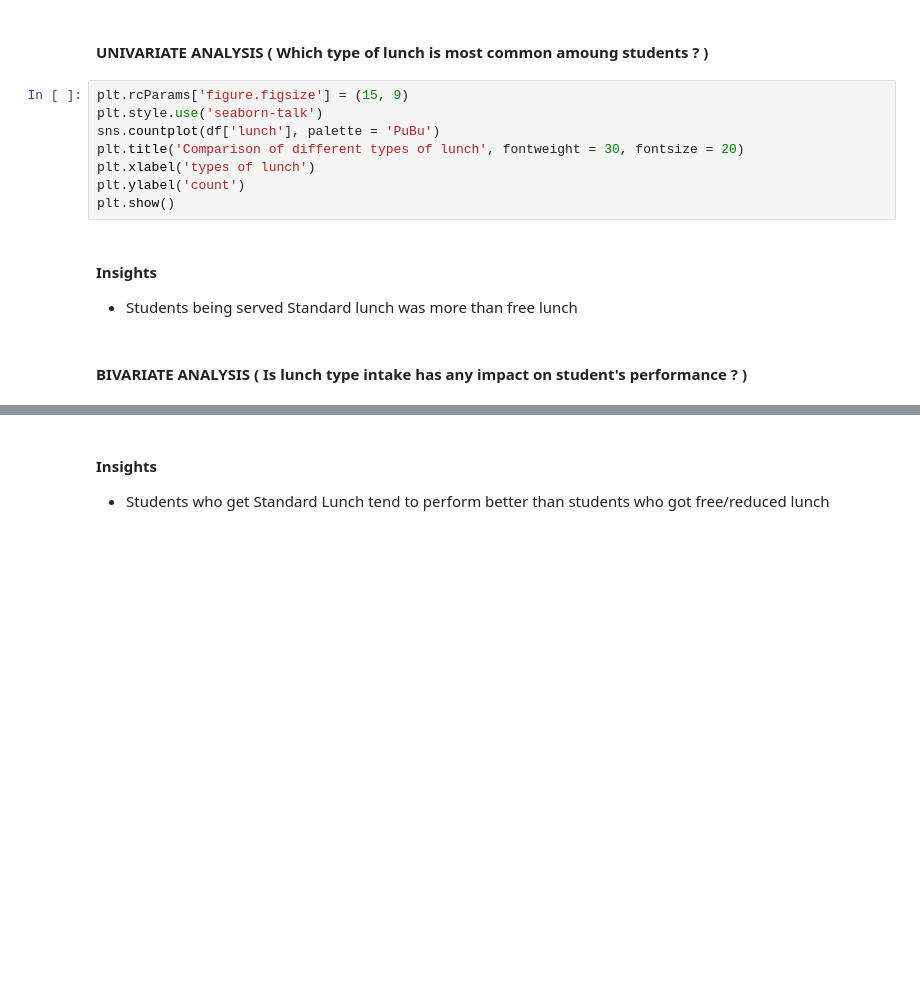
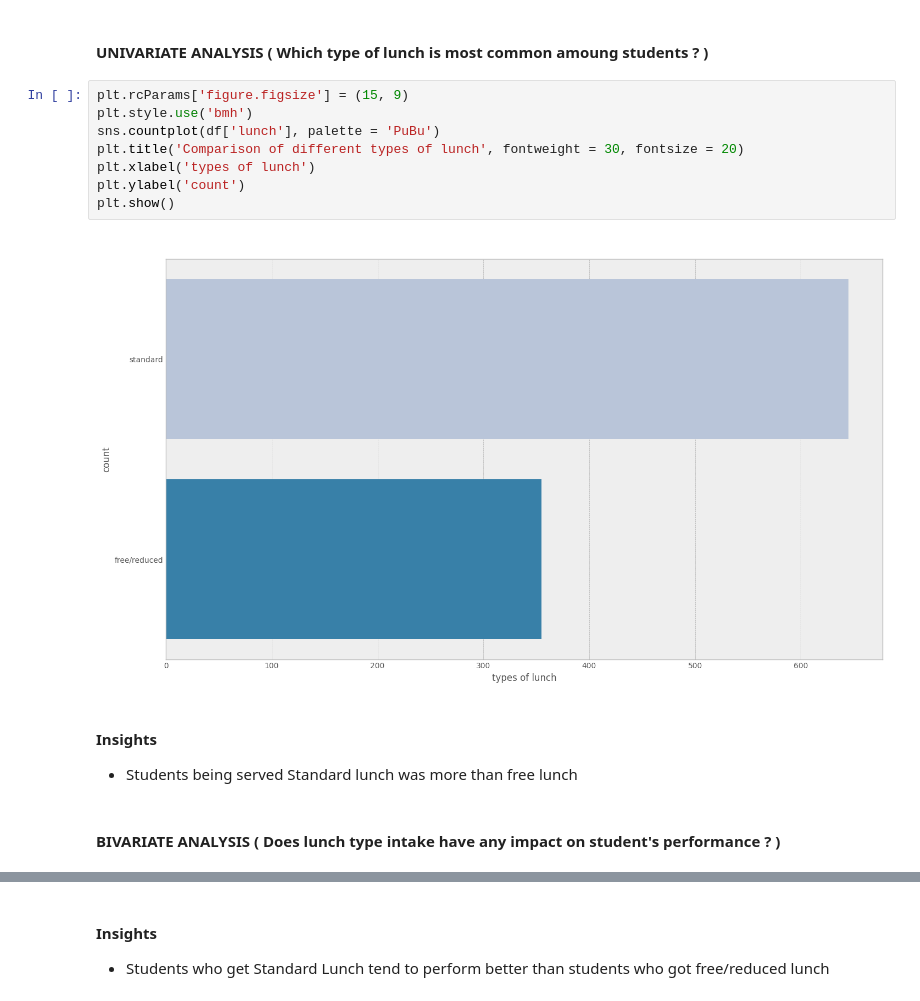
Before and after one commit to adnanbhanji/End-to-End-ML-Project, a Jupyter notebook: notebook/1 . EDA STUDENT PERFORMANCE .ipynb, the cells around one changed output, grey strips where cells are left out. Cells and saved outputs as stored; diff of their text form; blank space fills up the shorter version.

```diff
--- a/notebook/1 . EDA STUDENT PERFORMANCE .ipynb
+++ b/notebook/1 . EDA STUDENT PERFORMANCE .ipynb
@@ -558,16 +569,18 @@ plt.show()
 #### UNIVARIATE ANALYSIS ( Which type of lunch is most common amoung students ? )
 # %%
 plt.rcParams['figure.figsize'] = (15, 9)
-plt.style.use('seaborn-talk')
+plt.style.use('bmh')
 sns.countplot(df['lunch'], palette = 'PuBu')
 plt.title('Comparison of different types of lunch', fontweight = 30, fontsize = 20)
 plt.xlabel('types of lunch')
 plt.ylabel('count')
 plt.show()
+# %% [output]
+[figure, added]
 # %% [markdown]
 #### Insights
 - Students being served Standard lunch was more than free lunch
 # %% [markdown]
-#### BIVARIATE ANALYSIS (  Is lunch type intake has any impact on student's performance ? )
+#### BIVARIATE ANALYSIS ( Does lunch type intake have any impact on student's performance ? )
 # %%
 f,ax=plt.subplots(1,2,figsize=(20,8))
```
Also changed, not shown: parts of 9 cells of this notebook.
